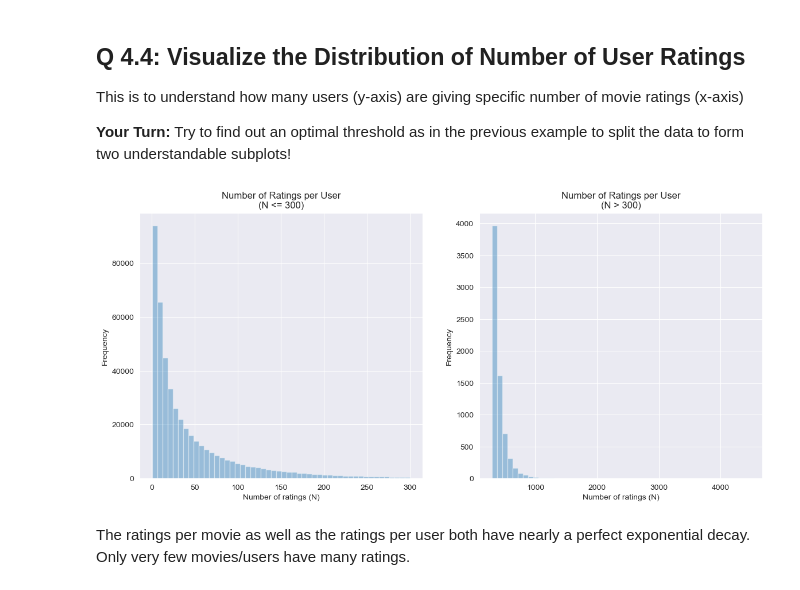
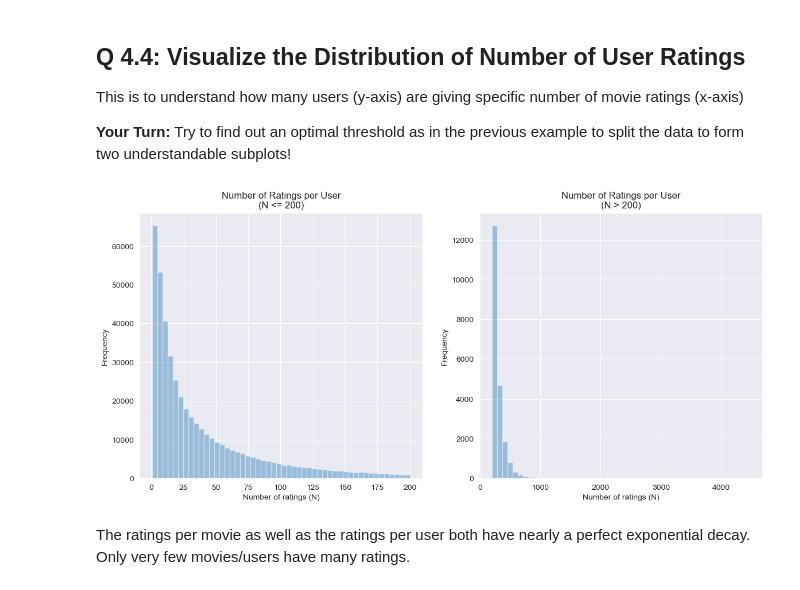
Before and after one commit to kristenvonbecker/miniproject-17.4, a Jupyter notebook: Mini_Project_Recommendation_Systems.ipynb, the cells around one changed output. Saved outputs shown, nothing was run; the diff lists cells and outputs as text; code cells hidden in the pictures.

```diff
--- a/Mini_Project_Recommendation_Systems.ipynb
+++ b/Mini_Project_Recommendation_Systems.ipynb
@@ -300,17 +279,17 @@ __Your Turn:__ Try to find out an optimal threshold as in the previous example t
 # %%
 fig, ax = plt.subplots(1, 2, figsize=(14, 6))
 
 data = df.groupby('User')['Rating'].count()
-sns.distplot(data[data  <= 300], kde=False, ax=ax[0])
-sns.distplot(data[data  > 300], kde=False, ax=ax[1])
-ax[0].set_title('Number of Ratings per User\n(N <= 300)')
-ax[1].set_title('Number of Ratings per User\n(N > 300)')
+sns.distplot(data[data  <= 200], kde=False, ax=ax[0])
+sns.distplot(data[data  > 200], kde=False, ax=ax[1])
+ax[0].set_title('Number of Ratings per User\n(N <= 200)')
+ax[1].set_title('Number of Ratings per User\n(N > 200)')
 for axn in ax.flat:
     axn.set(xlabel='Number of ratings (N)', ylabel='Frequency')
     axn.autoscale
 plt.show()
 # %% [output]
-[figure, old version]
+[figure, new version]
 # %% [markdown]
 The ratings per movie as well as the ratings per user both have nearly a perfect exponential decay. Only very few movies/users have many ratings.
 # %% [markdown]
```
Also changed, not shown: parts of 8 cells of this notebook.
